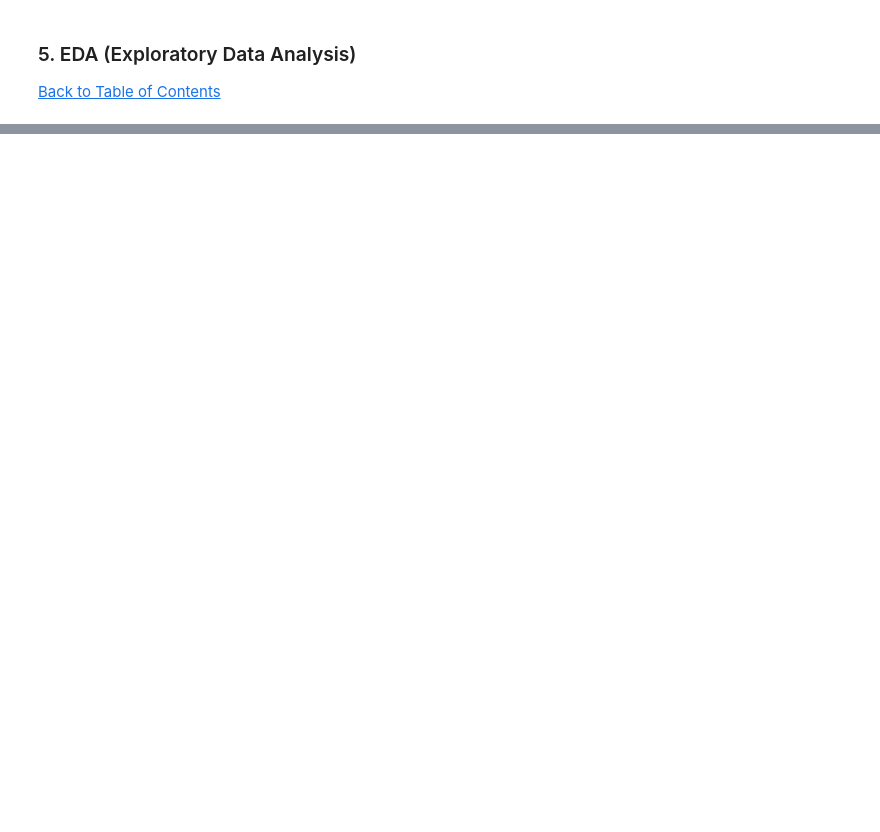
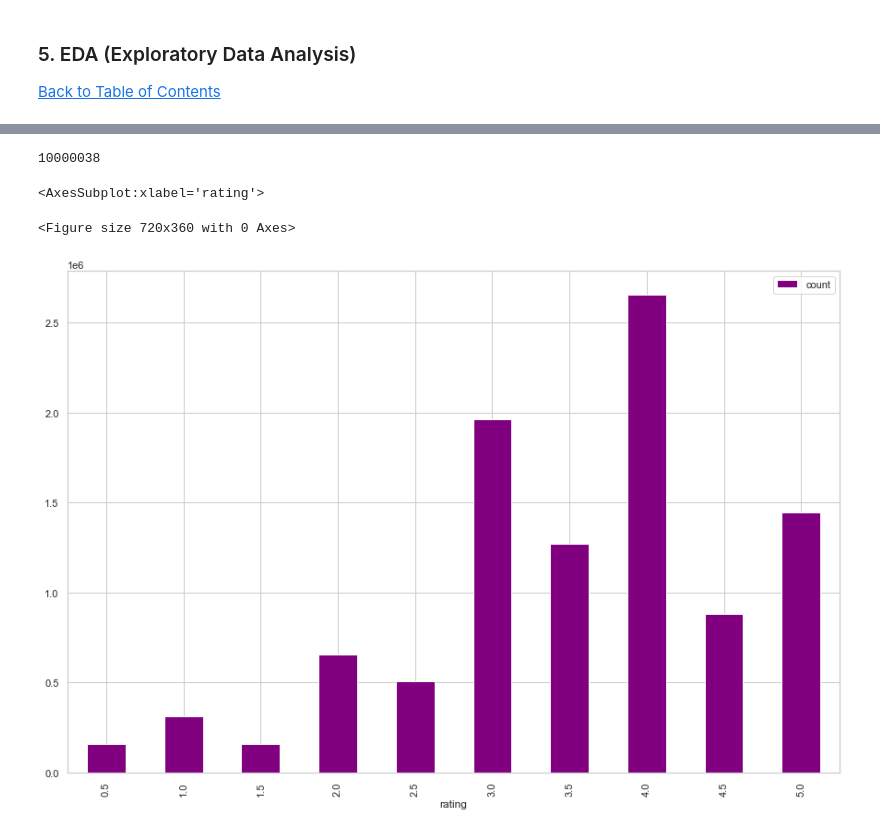
Before and after one commit to CBB6/unsupervised-predict-streamlit-cb3, a Jupyter notebook: unsupervised.ipynb, the cells around one changed output, grey strips where cells are left out. Drawn from its saved outputs; the diff is of its cells as text; code cells hidden in the pictures; blank space fills up the shorter version.

```diff
--- a/unsupervised.ipynb
+++ b/unsupervised.ipynb
@@ -111,0 +113,16 @@ movies_df.head()
+# %%
+#loading data
+rating = pd.read_csv('train.csv')
+tags = pd.read_csv('tags.csv')
+movies= pd.read_csv('movies.csv')
+imbd_data = pd.read_csv('imdb_data.csv')
+genome_tags = pd.read_csv('genome_tags.csv')
+genome_scores =pd.read_csv('genome_scores.csv')
+test = pd.read_csv('test.csv')
+#imbd_data =pd.read_csv('imdb_data.csv')
+links= pd.read_csv('links.csv')
+
+# visualize the dataset
+display_side_by_side(rating.head(2),movies.head(2),imbd_data.head(1), tags.head(2),genome_tags.head(2),
+                     genome_scores.head(2),links.head(2),titles =
+                   ['rating','movies','imbd_data', 'tags', 'genome_tags', 'genome_scores', 'links'])
@@ -119,0 +203,15 @@ train_df.shape
+# %%
+#total ratings
+total_cnt = df_ratings_count['count'].sum()
+total_cnt
+# %% [output]
+10000038
+# %%
+#plotting bar chart to represent count per rating category
+plt.figure(figsize =(10,5))
+
+pd.DataFrame(rating.groupby('rating').size(), columns=['count']).plot(kind ='bar', color = 'purple')
+# %% [output]
+<AxesSubplot:xlabel='rating'>
+<Figure size 720x360 with 0 Axes>
+[figure, added]
```
Also changed, not shown: parts of 43 cells of this notebook.
